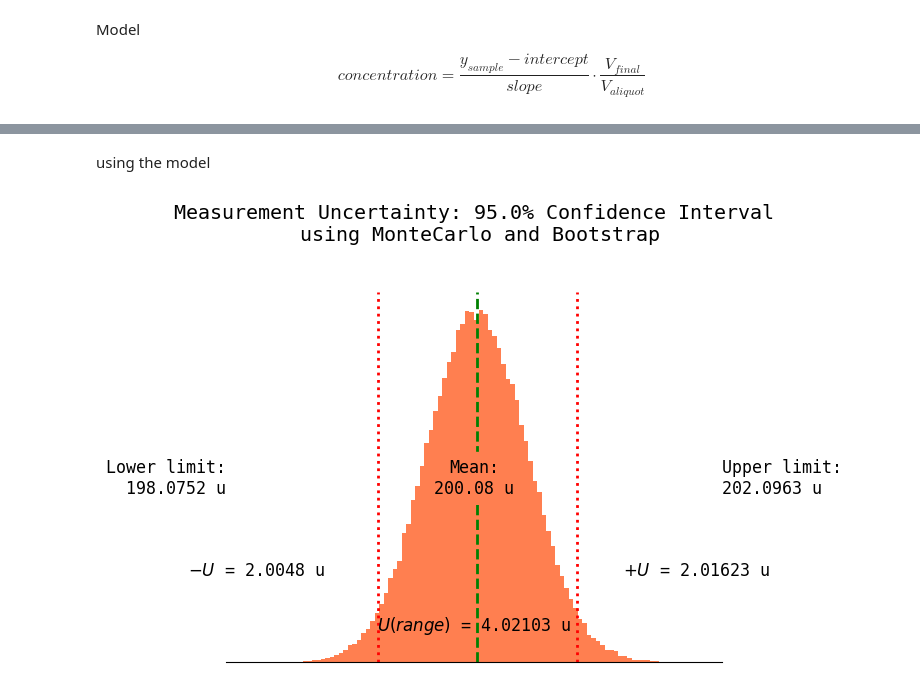
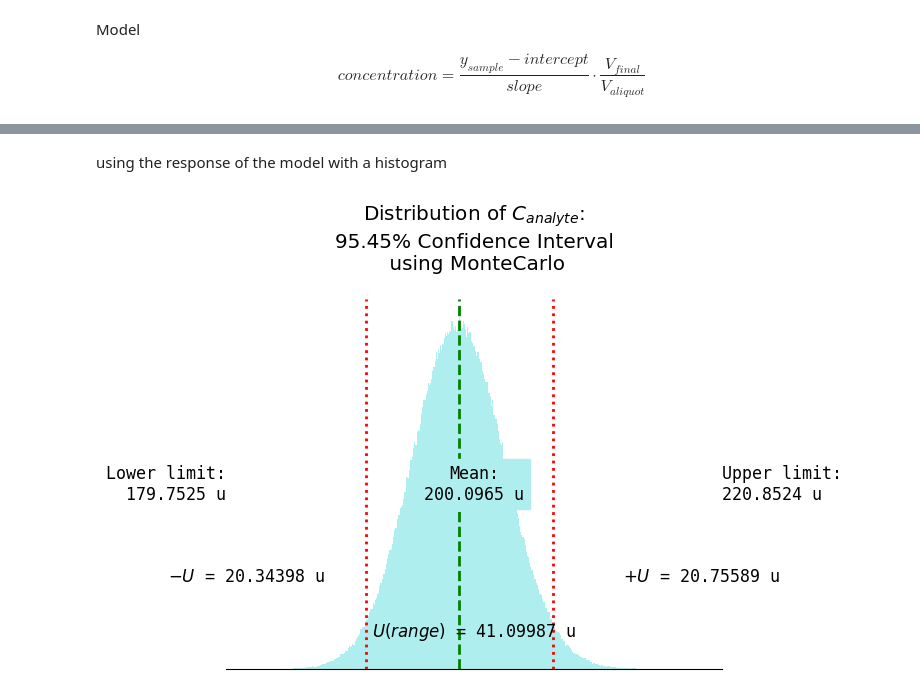
Before and after one commit to JuanMtzQ/Uncertainty_measurement, a Jupyter notebook: uncertainty_calculation.ipynb, the cells around one changed output, grey strips where cells are left out. Cells and saved outputs as stored; diff of their text form; code cells hidden in the pictures.

```diff
--- a/uncertainty_calculation.ipynb
+++ b/uncertainty_calculation.ipynb
@@ -258,7 +259,8 @@ histogram_confidence_interval("V_{aliquot}", v_aliquot, 0.9545, N, bins, color =
 # %% [markdown]
-using the model
+using the response of the model with a histogram
 # %%
 concentration = (y_sample - intercept)/slope * (v_final/v_aliquot)
-boostrap_confidence_interval(concentration, 100_000, 100, 0.025, 0.975, 'coral')
-# %% [output]
-[figure, removed]
+# %%
+histogram_confidence_interval("C_{analyte}", concentration, 0.9545, N, bins, color = 'paleturquoise')
+# %% [output]
+[figure, added]
```
Also changed, not shown: parts of 15 cells of this notebook.
